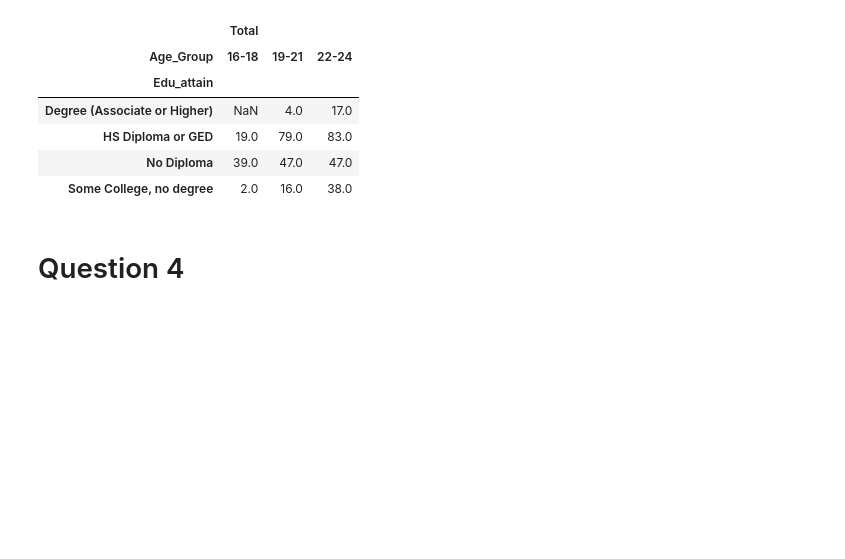
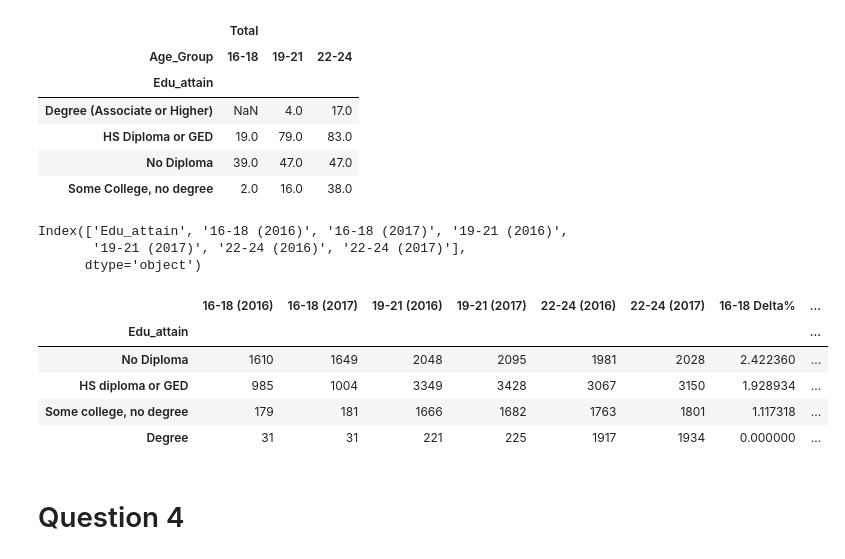
Before and after one commit to navahmed/opportunity_youth, a Jupyter notebook: Index2.ipynb, the cells around one changed output. Drawn from its saved outputs; the diff is of its cells as text; code cells hidden in the pictures; blank space fills up the shorter version.

```diff
--- a/Index2.ipynb
+++ b/Index2.ipynb
@@ -408,6 +412,31 @@ was_table_2.unstack()
 | HS Diploma or GED | 19.0 | 79.0 | 83.0 |
 | No Diploma | 39.0 | 47.0 | 47.0 |
 | Some College, no degree | 2.0 | 16.0 | 38.0 |
+# %%
+#Creating a replication of the 2nd half of the table from the 2016 report
+delta_data_OY = [ ['No Diploma', 1610, 1649, 2048, 2095, 1981, 2028],
+                 ['HS diploma or GED', 985, 1004, 3349, 3428, 3067, 3150],
+                 ['Some college, no degree', 179, 181, 1666, 1682, 1763, 1801],
+                ['Degree', 31, 31, 221, 225, 1917, 1934]]
+df_delta_data_OY = pd.DataFrame (delta_data_OY, columns = ['Edu_attain','16-18 (2016)','16-18 (2017)', '19-21 (2016)', '19-21 (2017)', '22-24 (2016)', '22-24 (2017)'])
+df_delta_data_OY.columns
+# %% [output]
+Index(['Edu_attain', '16-18 (2016)', '16-18 (2017)', '19-21 (2016)',
+       '19-21 (2017)', '22-24 (2016)', '22-24 (2017)'],
+      dtype='object')
+# %%
+#Calcuating the % change in each variable.
+df_delta_data_OY['16-18 Delta%'] = (df_delta_data_OY ['16-18 (2017)'] - df_delta_data_OY['16-18 (2016)']) / df_delta_data_OY ['16-18 (2016)'] *100
+df_delta_data_OY['19-21 Delta%'] = (df_delta_data_OY ['19-21 (2017)'] - df_delta_data_OY ['19-21 (2016)']) / df_delta_data_OY['19-21 (2016)'] *100
+df_delta_data_OY['22-24 Delta%'] = (df_delta_data_OY ['22-24 (2017)'] - df_delta_data_OY ['22-24 (2016)']) / df_delta_data_OY ['22-24 (2016)'] *100
+df_delta_data_OY.set_index('Edu_attain')
+# %% [output]
+|  | 16-18 (2016) | 16-18 (2017) | 19-21 (2016) | 19-21 (2017) | 22-24 (2016) | 22-24 (2017) | 16-18 Delta% | ... |
+| Edu_attain |  |  |  |  |  |  |  | ... |
+| No Diploma | 1610 | 1649 | 2048 | 2095 | 1981 | 2028 | 2.422360 | ... |
+| HS diploma or GED | 985 | 1004 | 3349 | 3428 | 3067 | 3150 | 1.928934 | ... |
+| Some college, no degree | 179 | 181 | 1666 | 1682 | 1763 | 1801 | 1.117318 | ... |
+| Degree | 31 | 31 | 221 | 225 | 1917 | 1934 | 0.000000 | ... |
 # %% [markdown]
 # Question 4
 # %% [markdown]
```
Also changed, not shown: parts of 21 cells of this notebook, 1 other file.
